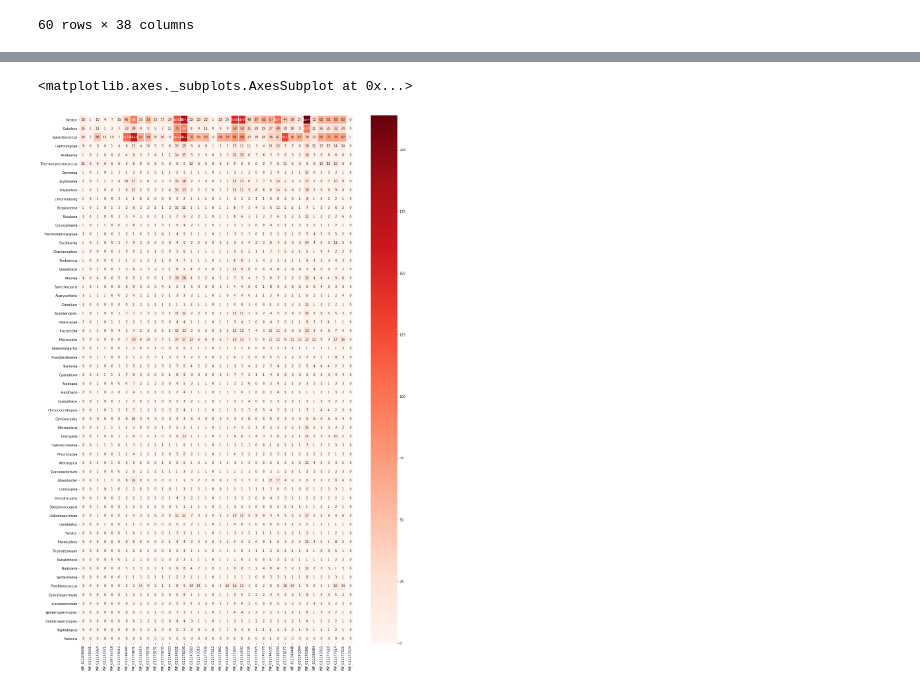
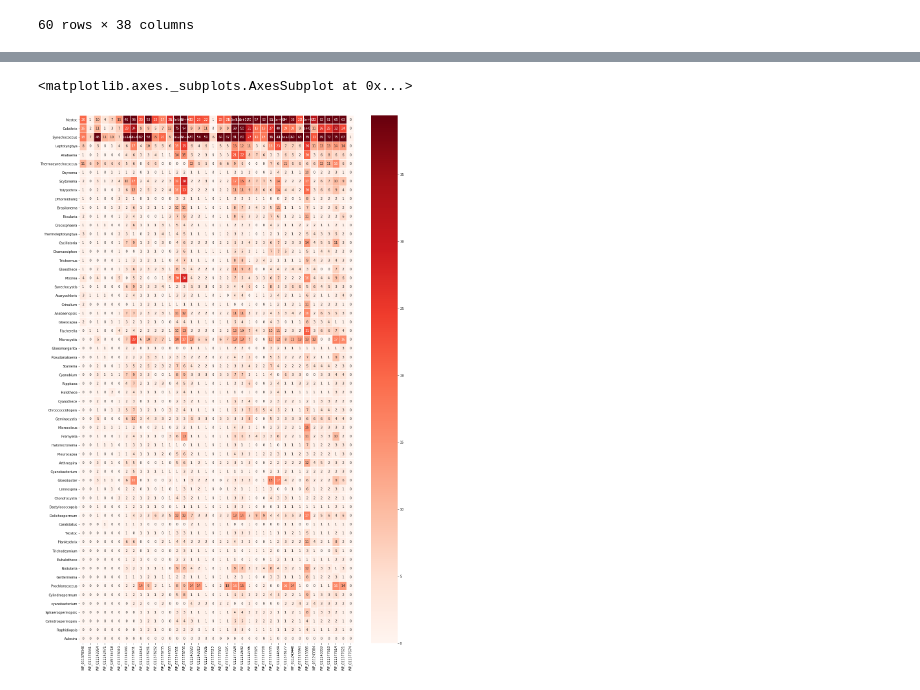
Before and after one commit to Kanomble/blast_result_processing, a Jupyter notebook: scripts/Heatmap_genus_BLASTDATA.ipynb, the cells around one changed output, grey strips where cells are left out. Saved outputs shown, nothing was run; the diff lists cells and outputs as text; code cells hidden in the pictures.

```diff
--- a/scripts/Heatmap_genus_BLASTDATA.ipynb
+++ b/scripts/Heatmap_genus_BLASTDATA.ipynb
@@ -200,8 +233,8 @@ frame_01
 # %%
 f = plt.figure(figsize=(19,30.0))
-sns.heatmap(frame, cmap='Reds', linewidths=0.5, annot=True)
+sns.heatmap(frame, cmap='Reds', linewidths=0.5, annot=True, robust = True)
 
 #plt.savefig('Heatmap_new.pdf')
 # %% [output]
 <matplotlib.axes._subplots.AxesSubplot at 0x...>
-[figure, old version]
+[figure, new version]
```
Also changed, not shown: parts of 13 cells of this notebook.
